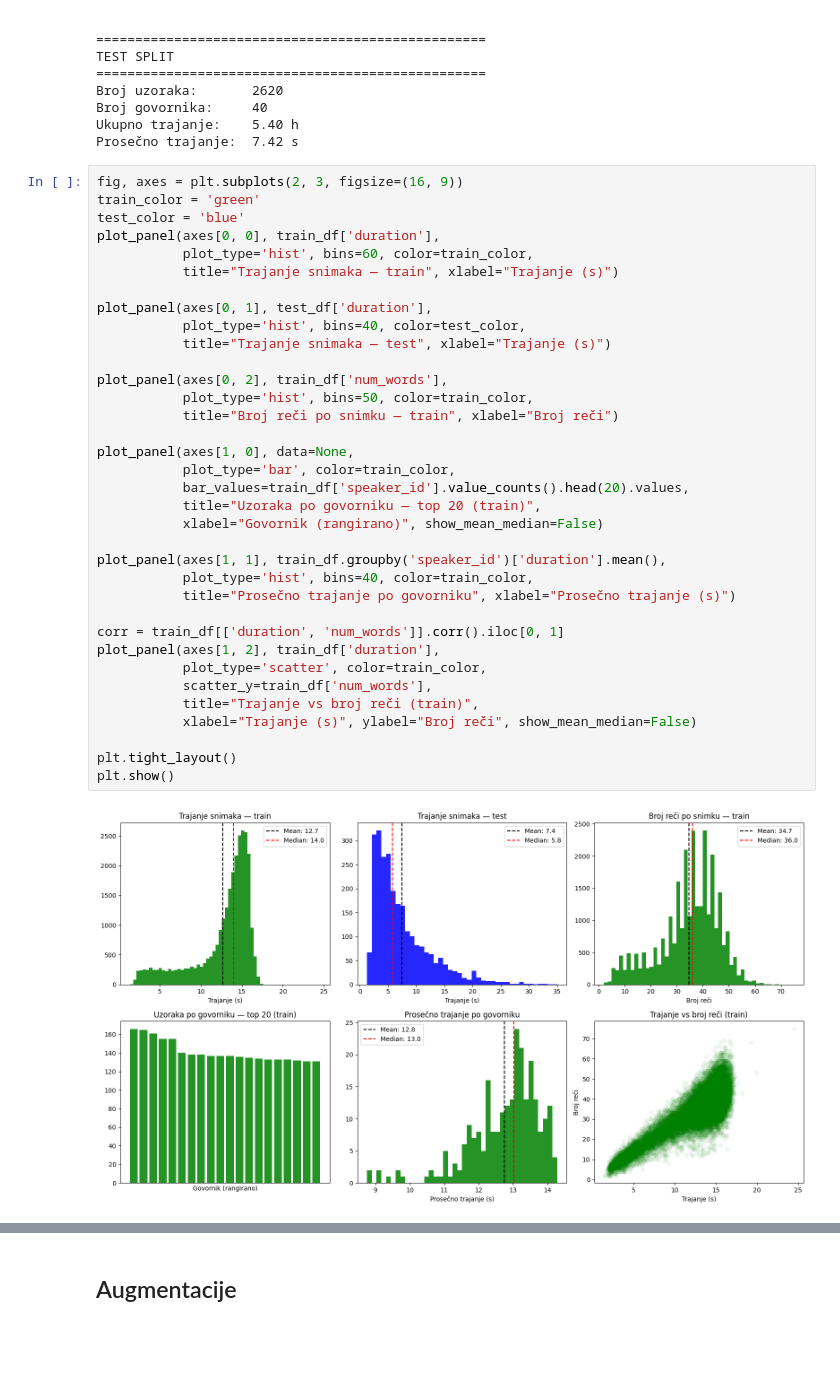
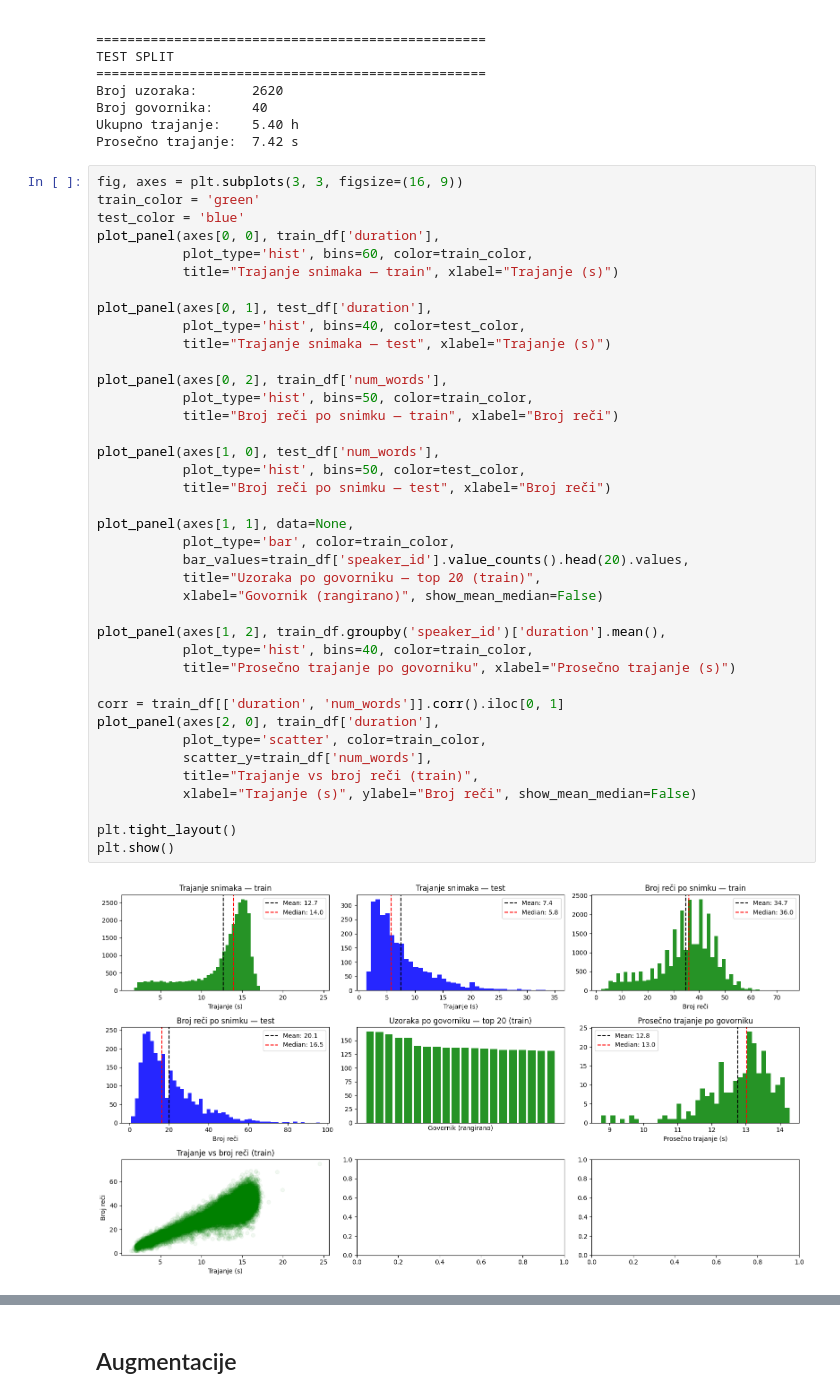
Before and after one commit to danilo-milosevic/AudioAugmentation, a Jupyter notebook: prakticni_deo/audio_augmentation.ipynb, the cells around one changed output, grey strips where cells are left out. Drawn from its saved outputs; the diff is of its cells as text; blank space fills up the shorter version.

```diff
--- a/prakticni_deo/audio_augmentation.ipynb
+++ b/prakticni_deo/audio_augmentation.ipynb
@@ -145,39 +145,43 @@ Broj govornika:     40
 Ukupno trajanje:    5.40 h
 Prosečno trajanje:  7.42 s
 # %%
-fig, axes = plt.subplots(2, 3, figsize=(16, 9))
+fig, axes = plt.subplots(3, 3, figsize=(16, 9))
 train_color = 'green'
 test_color = 'blue'
 plot_panel(axes[0, 0], train_df['duration'],
            plot_type='hist', bins=60, color=train_color,
            title="Trajanje snimaka — train", xlabel="Trajanje (s)")
 
 plot_panel(axes[0, 1], test_df['duration'],
            plot_type='hist', bins=40, color=test_color,
            title="Trajanje snimaka — test", xlabel="Trajanje (s)")
 
 plot_panel(axes[0, 2], train_df['num_words'],
            plot_type='hist', bins=50, color=train_color,
            title="Broj reči po snimku — train", xlabel="Broj reči")
 
-plot_panel(axes[1, 0], data=None,
+plot_panel(axes[1, 0], test_df['num_words'],
+           plot_type='hist', bins=50, color=test_color,
+           title="Broj reči po snimku — test", xlabel="Broj reči")
+
+plot_panel(axes[1, 1], data=None,
            plot_type='bar', color=train_color,
            bar_values=train_df['speaker_id'].value_counts().head(20).values,
            title="Uzoraka po govorniku — top 20 (train)",
            xlabel="Govornik (rangirano)", show_mean_median=False)
 
-plot_panel(axes[1, 1], train_df.groupby('speaker_id')['duration'].mean(),
+plot_panel(axes[1, 2], train_df.groupby('speaker_id')['duration'].mean(),
            plot_type='hist', bins=40, color=train_color,
            title="Prosečno trajanje po govorniku", xlabel="Prosečno trajanje (s)")
 
 corr = train_df[['duration', 'num_words']].corr().iloc[0, 1]
-plot_panel(axes[1, 2], train_df['duration'],
+plot_panel(axes[2, 0], train_df['duration'],
            plot_type='scatter', color=train_color,
            scatter_y=train_df['num_words'],
            title="Trajanje vs broj reči (train)",
            xlabel="Trajanje (s)", ylabel="Broj reči", show_mean_median=False)
 
 plt.tight_layout()
 plt.show()
 # %% [output]
-[figure, old version]
+[figure, new version]
```
Also changed, not shown: parts of 1 cell of this notebook.
